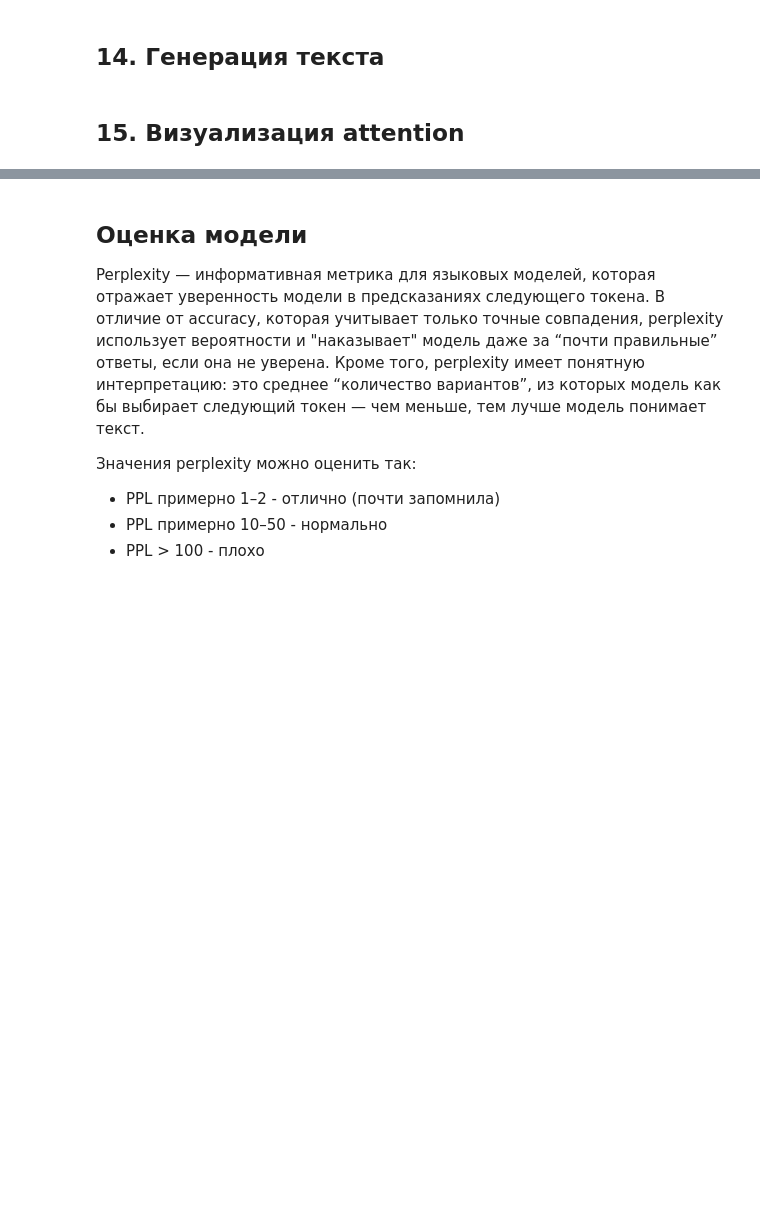
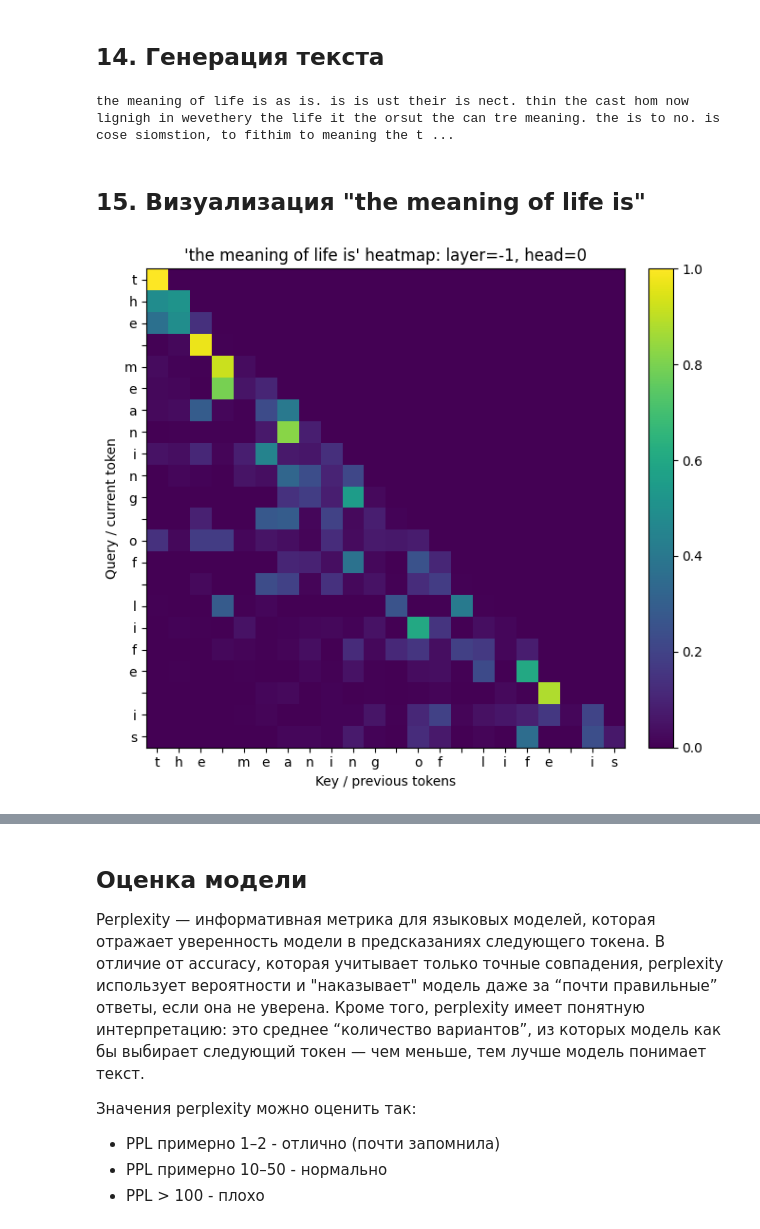
Before and after one commit to MrWh1teF0x/ML-homeworks, a Jupyter notebook: hw_2/hw2-transformer.ipynb, the cells around one changed output, grey strips where cells are left out. Saved outputs shown, nothing was run; the diff lists cells and outputs as text; code cells hidden in the pictures; blank space fills up the shorter version.

```diff
--- a/hw_2/hw2-transformer.ipynb
+++ b/hw_2/hw2-transformer.ipynb
@@ -334,18 +398,24 @@ x = x + mlp(layer_norm(x))
 ### Реализуйте `TransformerBlock`.
 # %%
 class TransformerBlock(nn.Module):
-    def __init__(self, embed_dim: int, num_heads: int, mlp_ratio: int = 4, dropout: float = 0.1):
+    def __init__(
+        self, embed_dim: int, num_heads: int, mlp_ratio: int = 4, dropout: float = 0.1
+    ):
         super().__init__()
         ############################################################################
         # TODO: ln1, attn, ln2, ff
         ############################################################################
-        #
-        #
-        raise NotImplementedError
+
+        hidden_dim = int(embed_dim * mlp_ratio)
+
+        self.ln1 = nn.LayerNorm(embed_dim)
+        self.attn = MultiHeadSelfAttention(embed_dim, num_heads, dropout)
+        self.ln2 = nn.LayerNorm(embed_dim)
+        self.ff = FeedForward(embed_dim, hidden_dim, dropout)
+
         ############################################################################
         #                             END OF YOUR CODE                             #
         ############################################################################
-
 
     def forward(self, x, mask=None):
         x = x + self.attn(self.ln1(x), mask=mask)
@@ -475,8 +594,14 @@ print("Estimate loss tests passed:", losses)
 
 Поставьте `RUN_TRAINING=True`, когда все TODO реализованы.
 # %%
-
-config = TransformerConfig(vocab_size=vocab_size, block_size=32, embed_dim=128, num_heads=4, depth=4, dropout=0.1)
+config = TransformerConfig(
+    vocab_size=vocab_size,
+    block_size=32,
+    embed_dim=128,
+    num_heads=4,
+    depth=4,
+    dropout=0.1,
+)
 model = MiniGPT(config).to(DEVICE)
 optimizer = torch.optim.AdamW(model.parameters(), lr=3e-4)
 
@@ -487,7 +612,9 @@ loss_history = []
 for step in range(max_iters):
     if step % eval_interval == 0:
         losses = estimate_loss(model, eval_iters=20)
-        print(f"step {step}: train loss {losses['train']:.4f}, val loss {losses['val']:.4f}")
+        print(
+            f"step {step}: train loss {losses['train']:.4f}, val loss {losses['val']:.4f}"
+        )
 
     xb, yb = get_batch("train")
     logits, loss = model(xb, yb)
@@ -508,16 +649,19 @@ if loss_history:
 # %% [markdown]
 ## 14. Генерация текста
 # %%
-
 model.eval()
-prompt = "attention"
+prompt = "the meaning of life is"
 idx = torch.tensor([encode(prompt)], dtype=torch.long, device=DEVICE)
 out = model.generate(idx, max_new_tokens=300, temperature=0.8)
 print(decode(out[0].tolist()))
+# %% [output]
+the meaning of life is as is. is is ust their is nect. thin the cast hom now lignigh in wevethery the life it the orsut the can tre meaning. the is to no. is cose siomstion, to fithim to meaning the t ...
 # %% [markdown]
-## 15. Визуализация attention
+## 15. Визуализация "the meaning of life is"
 # %%
-def visualize_attention(model: MiniGPT, input_text: str, layer_id: int = -1, head_id: int = 0):
+def visualize_attention(
+    model: MiniGPT, input_text: str, layer_id: int = -1, head_id: int = 0
+):
     model.eval()
 
     idx = torch.tensor([encode(input_text)], dtype=torch.long, device=DEVICE)
@@ -537,7 +681,7 @@ def visualize_attention(model: MiniGPT, input_text: str, layer_id: int = -1, hea
     plt.figure(figsize=(7, 6))
     plt.imshow(attn_map, cmap="viridis")
     plt.colorbar(fraction=0.046, pad=0.04)
-    plt.title(f"Attention heatmap: layer={layer_id}, head={head_id}")
+    plt.title(f"'the meaning of life is' heatmap: layer={layer_id}, head={head_id}")
 
     plt.xticks(range(len(tokens)), tokens)
     plt.yticks(range(len(tokens)), tokens)
@@ -547,8 +691,9 @@ def visualize_attention(model: MiniGPT, input_text: str, layer_id: int = -1, hea
     plt.tight_layout()
     plt.show()
 # %%
-
-visualize_attention(model, "attention", layer_id=-1, head_id=0)
+visualize_attention(model, "the meaning of life is", layer_id=-1, head_id=0)
+# %% [output]
+[figure, added]
 # %% [markdown]
 ## 16. Теоретическая часть
 
```
Also changed, not shown: parts of 25 cells of this notebook.
